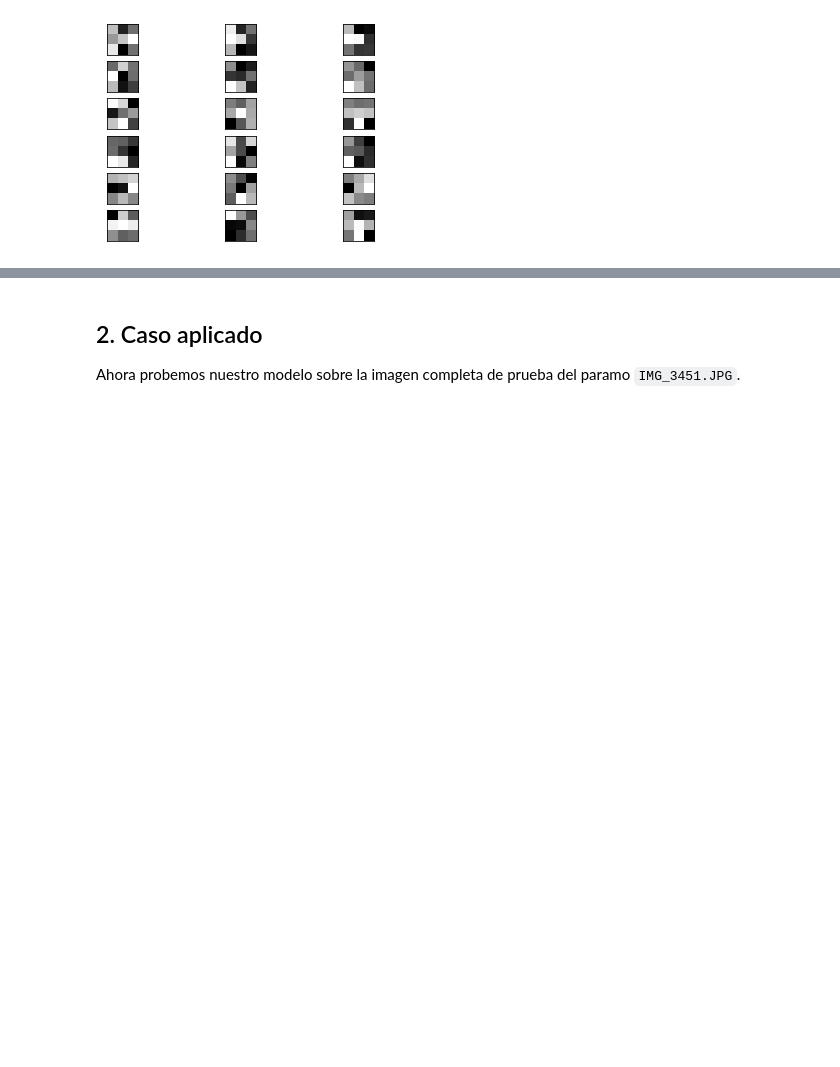
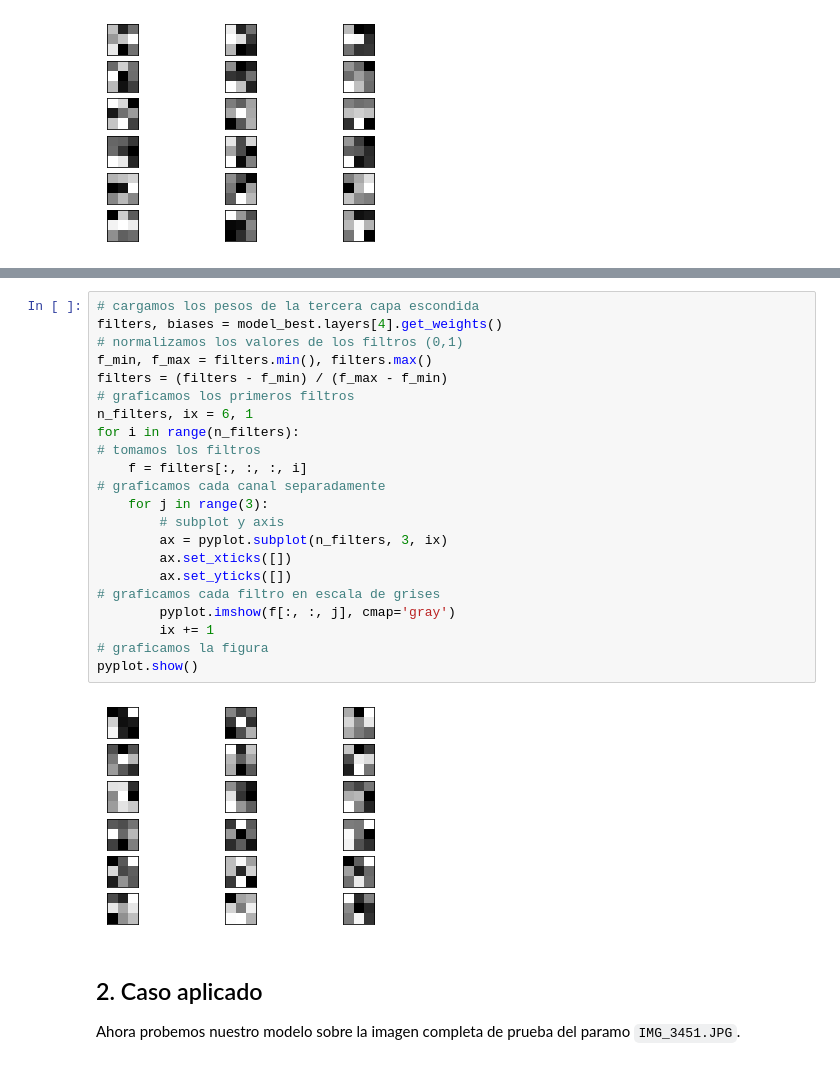
Before and after one commit to diegojeda/Modelos-Avanzados-2, a Jupyter notebook: Semana 6/Semana6_RedesConvolucionales_Actividad.ipynb, the cells around one changed output, grey strips where cells are left out. Cells and saved outputs as stored; diff of their text form; blank space fills up the shorter version.

```diff
--- a/Semana 6/Semana6_RedesConvolucionales_Actividad.ipynb
+++ b/Semana 6/Semana6_RedesConvolucionales_Actividad.ipynb
@@ -964,3 +988,27 @@ pyplot.show()
+# %%
+# cargamos los pesos de la tercera capa escondida
+filters, biases = model_best.layers[4].get_weights()
+# normalizamos los valores de los filtros (0,1)
+f_min, f_max = filters.min(), filters.max()
+filters = (filters - f_min) / (f_max - f_min)
+# graficamos los primeros filtros
+n_filters, ix = 6, 1
+for i in range(n_filters):
+# tomamos los filtros
+    f = filters[:, :, :, i]
+# graficamos cada canal separadamente
+    for j in range(3):
+        # subplot y axis
+        ax = pyplot.subplot(n_filters, 3, ix)
+        ax.set_xticks([])
+        ax.set_yticks([])
+# graficamos cada filtro en escala de grises
+        pyplot.imshow(f[:, :, j], cmap='gray')
+        ix += 1
+# graficamos la figura
+pyplot.show()
+# %% [output]
+[figure, added]
 # %% [markdown]
 ## 2. Caso aplicado
 
```
Also changed, not shown: parts of 3 cells of this notebook.
